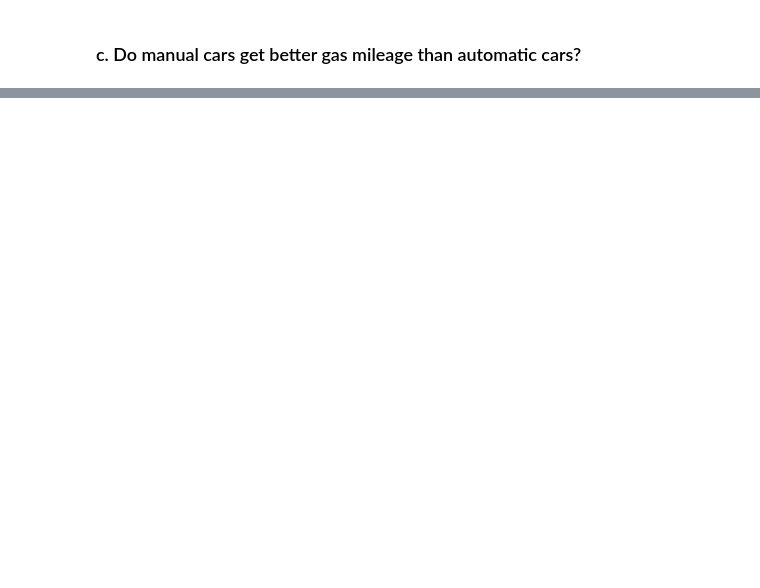
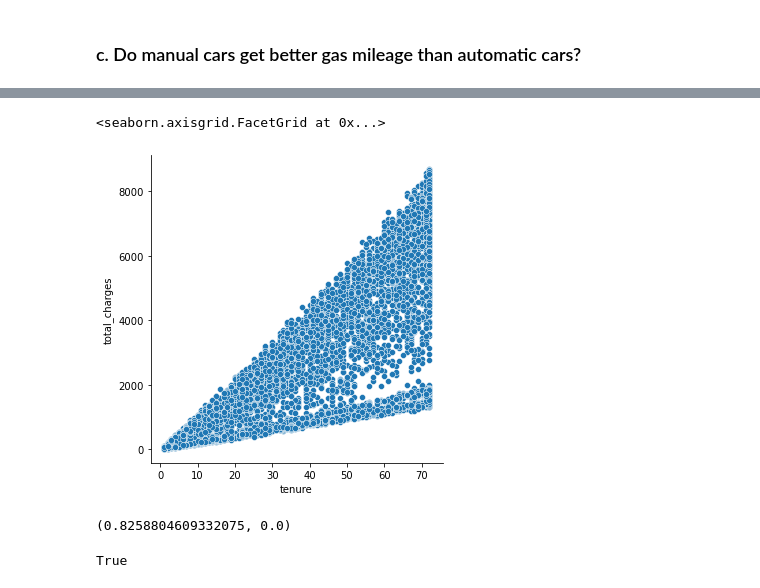
Before and after one commit to greg-maggard/statistics_exercises, a Jupyter notebook: hypothesis_testing.ipynb, the cells around one changed output, grey strips where cells are left out. Saved outputs shown, nothing was run; the diff lists cells and outputs as text; code cells hidden in the pictures; blank space fills up the shorter version.

```diff
--- a/hypothesis_testing.ipynb
+++ b/hypothesis_testing.ipynb
@@ -203,0 +240,18 @@ NameError: name 'fe_manual' is not defined
+# %%
+#Total charges and tenure:
+sns.relplot(data = telco, x = 'tenure', y = 'total_charges')
+# %% [output]
+<seaborn.axisgrid.FacetGrid at 0x...>
+[figure, added]
+# %%
+r, p = stats.pearsonr(telco['total_charges'], telco['tenure'])
+
+r,p
+# %% [output]
+(0.8258804609332075, 0.0)
+# %%
+p < α
+
+#The p-value is less than our alpha, so we can reject the null and make the claim that there is a relationship between monthtly charges and tenure.
+# %% [output]
+True
```
Also changed, not shown: parts of 43 cells of this notebook.
